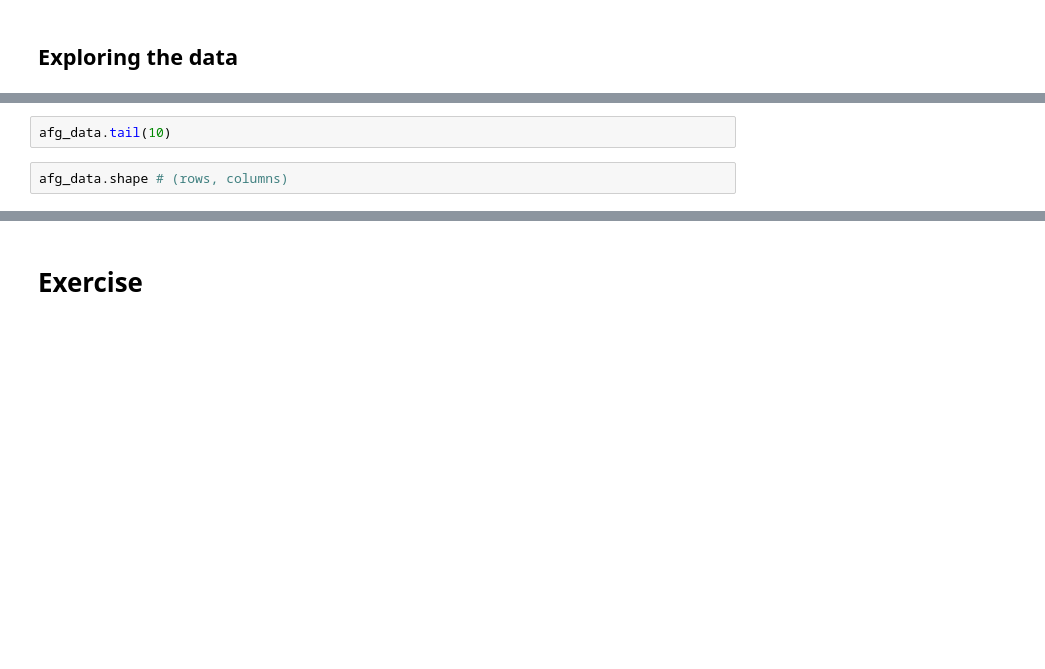
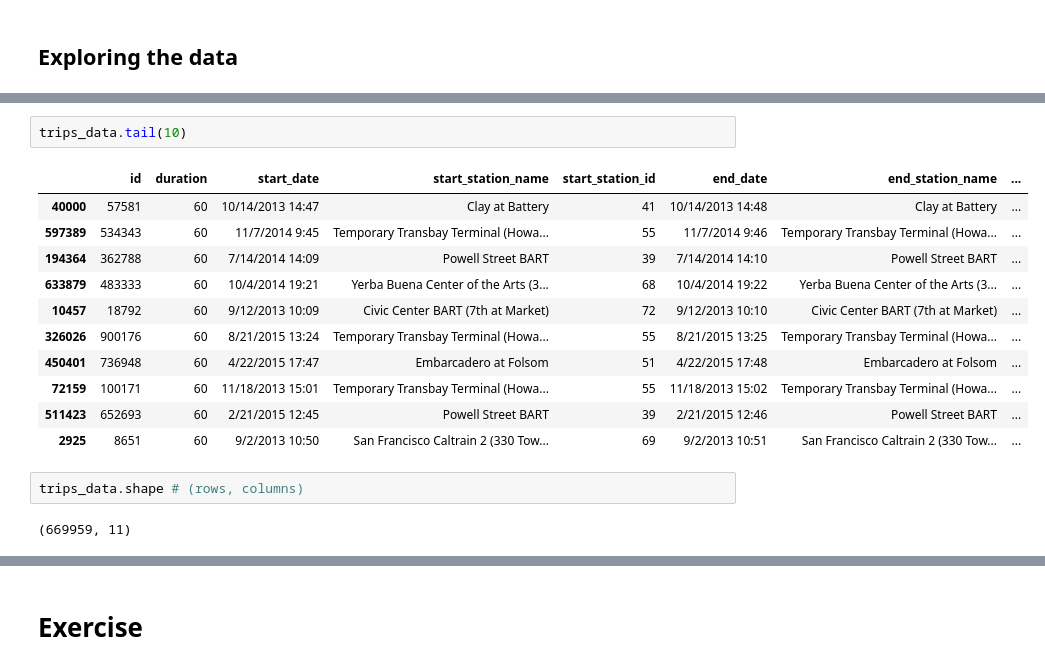
Before and after one commit to raghothams/scaling-pandas, a Jupyter notebook: 01 Basics - File Reads.ipynb, the cells around one changed output, grey strips where cells are left out. Cells and saved outputs as stored; diff of their text form; blank space fills up the shorter version.

```diff
--- a/01 Basics - File Reads.ipynb
+++ b/01 Basics - File Reads.ipynb
@@ -28,5 +60,19 @@ afg_data.head(10)
 # %%
-afg_data.tail(10)
+trips_data.tail(10)
+# %% [output]
+|  | id | duration | start_date | start_station_name | start_station_id | end_date | end_station_name | ... |
+| 40000 | 57581 | 60 | 10/14/2013 14:47 | Clay at Battery | 41 | 10/14/2013 14:48 | Clay at Battery | ... |
+| 597389 | 534343 | 60 | 11/7/2014 9:45 | Temporary Transbay Terminal (Howa... | 55 | 11/7/2014 9:46 | Temporary Transbay Terminal (Howa... | ... |
+| 194364 | 362788 | 60 | 7/14/2014 14:09 | Powell Street BART | 39 | 7/14/2014 14:10 | Powell Street BART | ... |
+| 633879 | 483333 | 60 | 10/4/2014 19:21 | Yerba Buena Center of the Arts (3... | 68 | 10/4/2014 19:22 | Yerba Buena Center of the Arts (3... | ... |
+| 10457 | 18792 | 60 | 9/12/2013 10:09 | Civic Center BART (7th at Market) | 72 | 9/12/2013 10:10 | Civic Center BART (7th at Market) | ... |
+| 326026 | 900176 | 60 | 8/21/2015 13:24 | Temporary Transbay Terminal (Howa... | 55 | 8/21/2015 13:25 | Temporary Transbay Terminal (Howa... | ... |
+| 450401 | 736948 | 60 | 4/22/2015 17:47 | Embarcadero at Folsom | 51 | 4/22/2015 17:48 | Embarcadero at Folsom | ... |
+| 72159 | 100171 | 60 | 11/18/2013 15:01 | Temporary Transbay Terminal (Howa... | 55 | 11/18/2013 15:02 | Temporary Transbay Terminal (Howa... | ... |
+| 511423 | 652693 | 60 | 2/21/2015 12:45 | Powell Street BART | 39 | 2/21/2015 12:46 | Powell Street BART | ... |
+| 2925 | 8651 | 60 | 9/2/2013 10:50 | San Francisco Caltrain 2 (330 Tow... | 69 | 9/2/2013 10:51 | San Francisco Caltrain 2 (330 Tow... | ... |
 # %%
-afg_data.shape # (rows, columns)
+trips_data.shape # (rows, columns)
+# %% [output]
+(669959, 11)
 # %%
```
Also changed, not shown: parts of 25 cells of this notebook, 9 other files.
